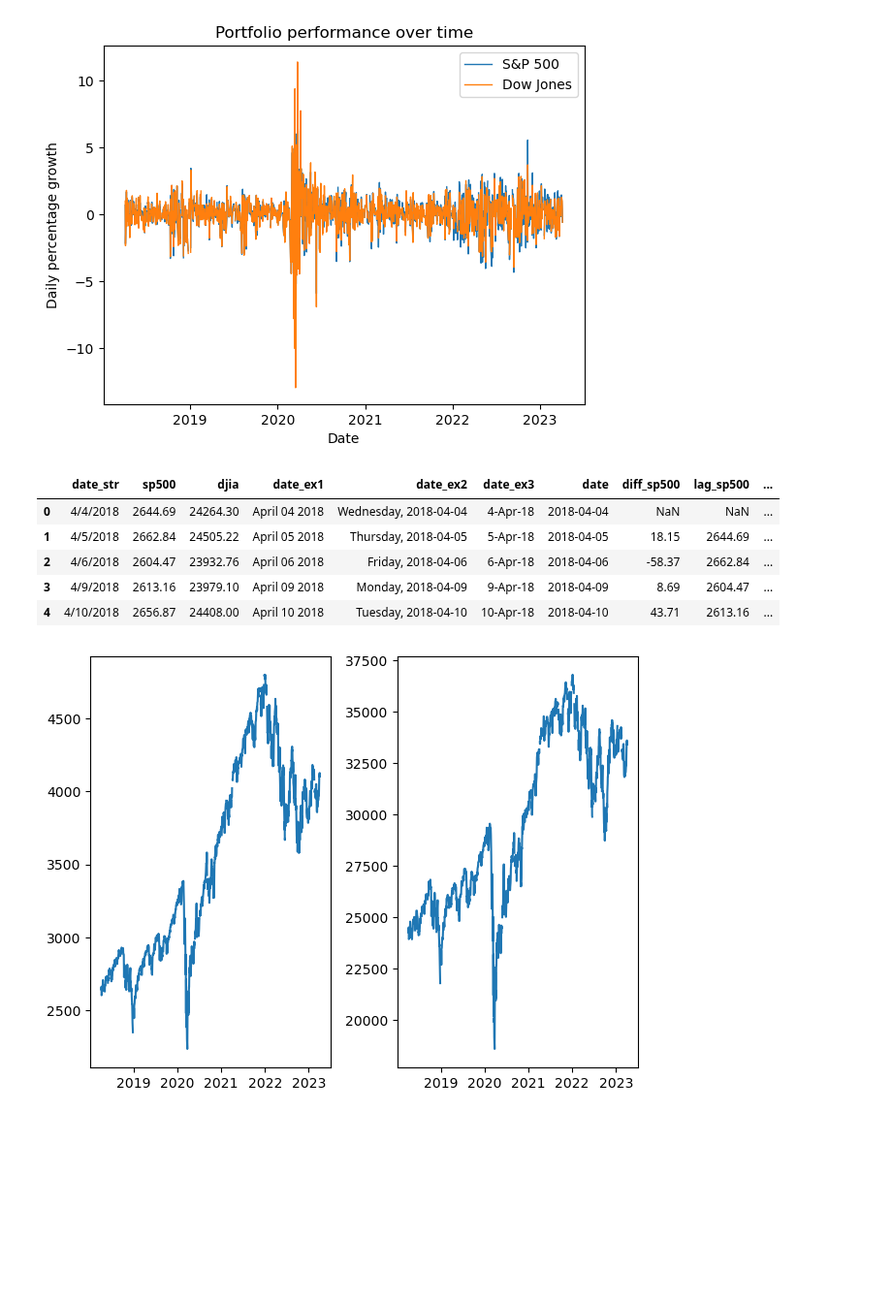
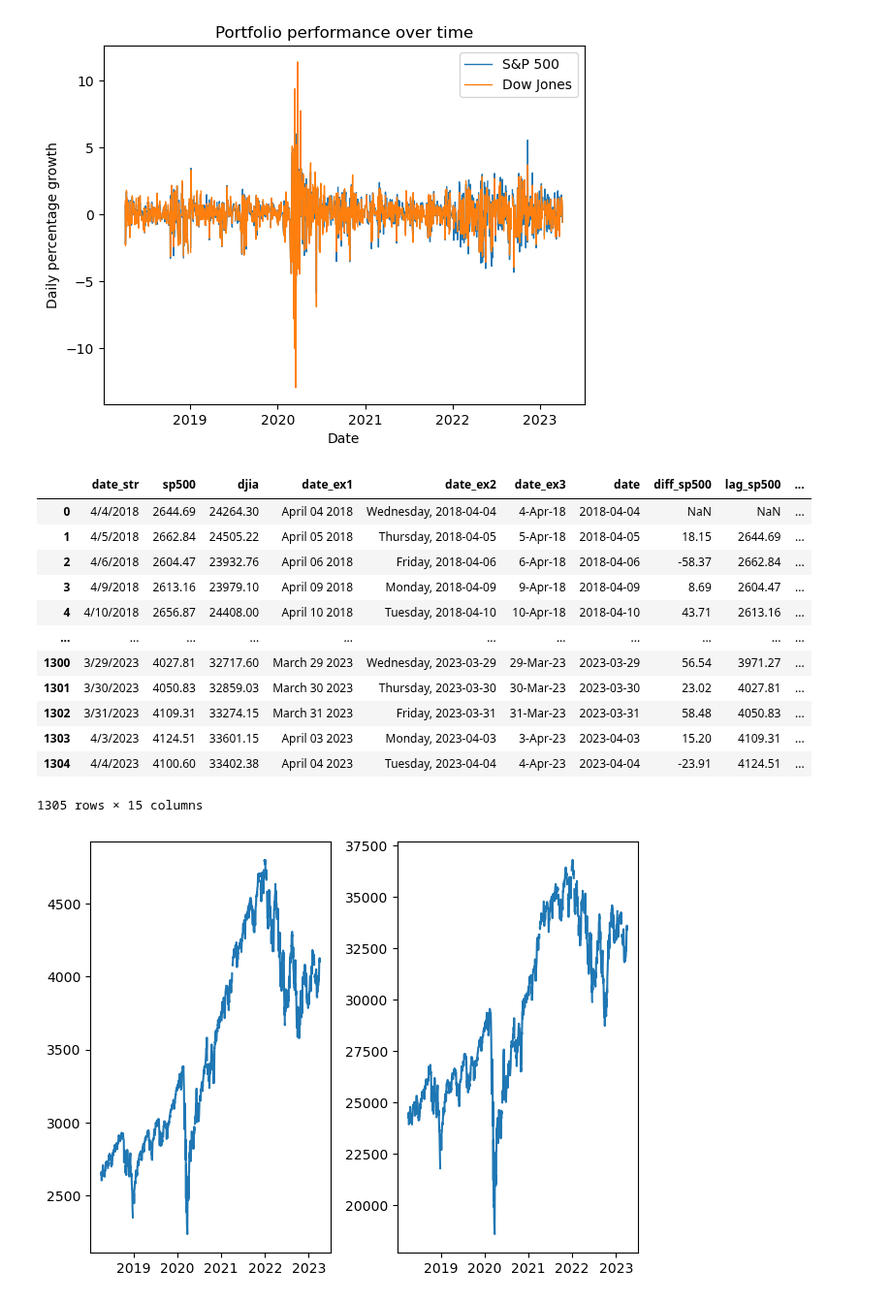
Before and after one commit to sallyyc/datasci530fall2026, a Jupyter notebook: Lecture 11/Lecture 11c - Plots.ipynb, the cells around one changed output. Shown at 97% size. Drawn from its saved outputs; the diff is of its cells as text; code cells hidden in the pictures; blank space fills up the shorter version.

```diff
--- a/Lecture 11/Lecture 11c - Plots.ipynb
+++ b/Lecture 11/Lecture 11c - Plots.ipynb
@@ -62,14 +62,21 @@ ax.set_title("Portfolio performance over time")
 Text(0.5, 1.0, 'Portfolio performance over time')
 [figure]
 # %%
-portfolios.head(5)
+portfolios
 # %% [output]
 |  | date_str | sp500 | djia | date_ex1 | date_ex2 | date_ex3 | date | diff_sp500 | lag_sp500 | ... |
 | 0 | 4/4/2018 | 2644.69 | 24264.30 | April 04 2018 | Wednesday, 2018-04-04 | 4-Apr-18 | 2018-04-04 | NaN | NaN | ... |
 | 1 | 4/5/2018 | 2662.84 | 24505.22 | April 05 2018 | Thursday, 2018-04-05 | 5-Apr-18 | 2018-04-05 | 18.15 | 2644.69 | ... |
 | 2 | 4/6/2018 | 2604.47 | 23932.76 | April 06 2018 | Friday, 2018-04-06 | 6-Apr-18 | 2018-04-06 | -58.37 | 2662.84 | ... |
 | 3 | 4/9/2018 | 2613.16 | 23979.10 | April 09 2018 | Monday, 2018-04-09 | 9-Apr-18 | 2018-04-09 | 8.69 | 2604.47 | ... |
 | 4 | 4/10/2018 | 2656.87 | 24408.00 | April 10 2018 | Tuesday, 2018-04-10 | 10-Apr-18 | 2018-04-10 | 43.71 | 2613.16 | ... |
+| ... | ... | ... | ... | ... | ... | ... | ... | ... | ... | ... |
+| 1300 | 3/29/2023 | 4027.81 | 32717.60 | March 29 2023 | Wednesday, 2023-03-29 | 29-Mar-23 | 2023-03-29 | 56.54 | 3971.27 | ... |
+| 1301 | 3/30/2023 | 4050.83 | 32859.03 | March 30 2023 | Thursday, 2023-03-30 | 30-Mar-23 | 2023-03-30 | 23.02 | 4027.81 | ... |
+| 1302 | 3/31/2023 | 4109.31 | 33274.15 | March 31 2023 | Friday, 2023-03-31 | 31-Mar-23 | 2023-03-31 | 58.48 | 4050.83 | ... |
+| 1303 | 4/3/2023 | 4124.51 | 33601.15 | April 03 2023 | Monday, 2023-04-03 | 3-Apr-23 | 2023-04-03 | 15.20 | 4109.31 | ... |
+| 1304 | 4/4/2023 | 4100.60 | 33402.38 | April 04 2023 | Tuesday, 2023-04-04 | 4-Apr-23 | 2023-04-04 | -23.91 | 4124.51 | ... |
+1305 rows × 15 columns
 # %%
 fig, ax = plt.subplots(1,2)
 
```
Also changed, not shown: parts of 1 cell of this notebook, 7 other files.
